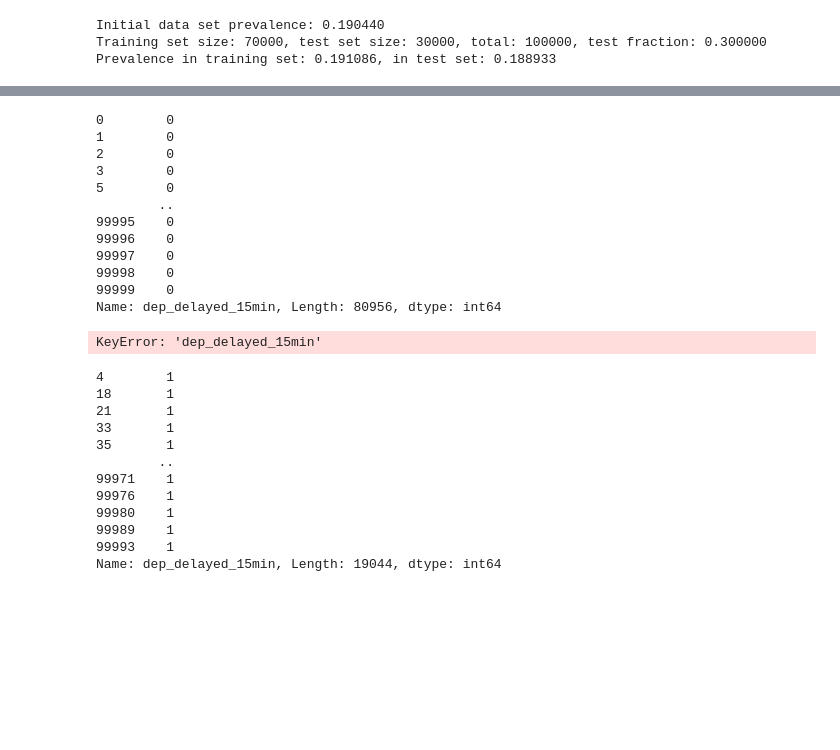
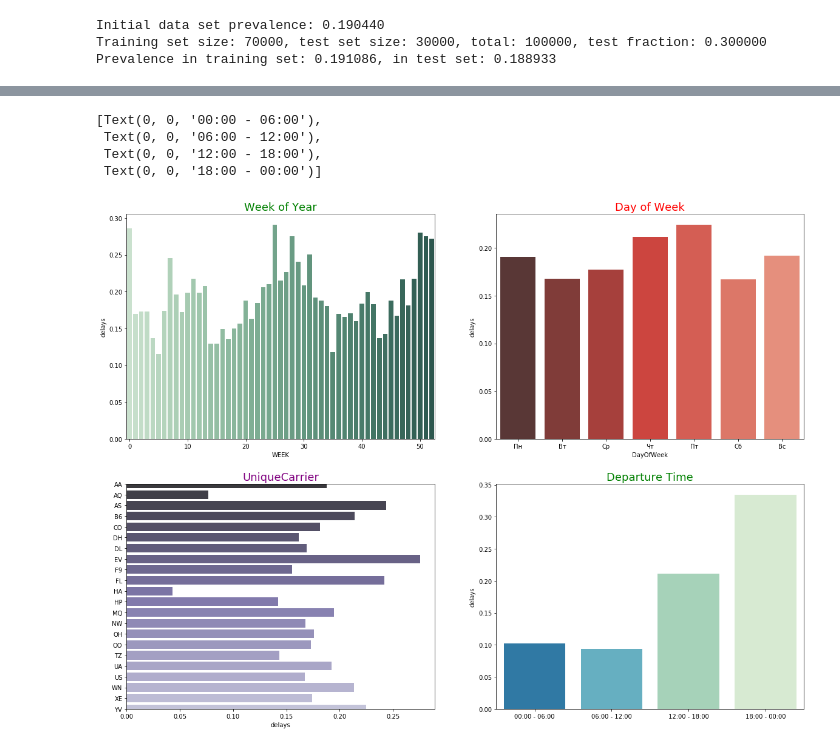
Before and after one commit to killkamad/BigData, a Jupyter notebook: Экзамен/Flight_delay with server.ipynb, the cells around one changed output, grey strips where cells are left out. Saved outputs shown, nothing was run; the diff lists cells and outputs as text; code cells hidden in the pictures; blank space fills up the shorter version.

```diff
--- a/Экзамен/Flight_delay with server.ipynb
+++ b/Экзамен/Flight_delay with server.ipynb
@@ -695,25 +708,31 @@ df['DepTime'].value_counts()
 # %%
 fig = plt.figure(figsize=(20, 15))
 
 sub1 = fig.add_subplot(221) # instead of plt.subplot(2, 2, 1)
 sub1.set_title('Week of Year', fontsize=18, color="green")
 sns.barplot(x="WEEK", y="delays", data=Delay_vs_WEEK, palette="ch:2.5,-.2,dark=.3", ax = sub1)
 sub1.set_xticks(list(range(0,52,10)))
 sub1.set_xticklabels(list(range(0,52,10)))
 
 sub2 = fig.add_subplot(222)
 sub2.set_title('Day of Week', fontsize=18, color="red")
 sns.barplot(x="DayOfWeek", y="delays", data=Delay_vs_Day_of_Week, palette="Reds_d", ax = sub2)
-sub2.set_xticklabels(['Mon','Tue','Wed','Thu','Fri','Sat','Sun'])
+sub2.set_xticklabels(['Пн','Вт','Ср','Чт','Пт','Сб','Вс'])
 
 sub3 = fig.add_subplot(223)
 sub3.set_title('UniqueCarrier', fontsize=18, color="purple")
 sns.barplot(y = list(range(len(Delay_vs_AIRLINE))), x=Delay_vs_AIRLINE['delays'], palette="Purples_d", ax = sub3, orient="h")
 sub3.set_yticks(range(len(Delay_vs_AIRLINE)))
 sub3.set_yticklabels(Delay_vs_AIRLINE.index)
 
 sub4 = fig.add_subplot(224)
 sns.barplot(x = list(range(len(Delay_vs_SCHEDULED_DEPARTURE))), y=Delay_vs_SCHEDULED_DEPARTURE['delays'], palette="GnBu_r", ax = sub4)
 sub4.set_title('Departure Time', fontsize=18, color="green")
 sub4.set_xticks([0, 1, 2, 3])
 sub4.set_xticklabels(['00:00 - 06:00','06:00 - 12:00','12:00 - 18:00','18:00 - 00:00'])
+# %% [output]
+[Text(0, 0, '00:00 - 06:00'),
+ Text(0, 0, '06:00 - 12:00'),
+ Text(0, 0, '12:00 - 18:00'),
+ Text(0, 0, '18:00 - 00:00')]
+[figure, added]
@@ -723,35 +738,0 @@ flights_on_delay = df[df['dep_delayed_15min']==1]
-# %%
-flights_on_time
-# %% [output]
-0        0
-1        0
-2        0
-3        0
-5        0
-        ..
-99995    0
-99996    0
-99997    0
-99998    0
-99999    0
-Name: dep_delayed_15min, Length: 80956, dtype: int64
-# %%
-flights_on_time = flights_on_time['dep_delayed_15min']
-flights_on_delay = flights_on_delay['dep_delayed_15min']
-# %% [output]
-KeyError: 'dep_delayed_15min'
-# %%
-flights_on_delay
-# %% [output]
-4        1
-18       1
-21       1
-33       1
-35       1
-        ..
-99971    1
-99976    1
-99980    1
-99989    1
-99993    1
-Name: dep_delayed_15min, Length: 19044, dtype: int64
```
Also changed, not shown: parts of 38 cells of this notebook, 2 other files.
